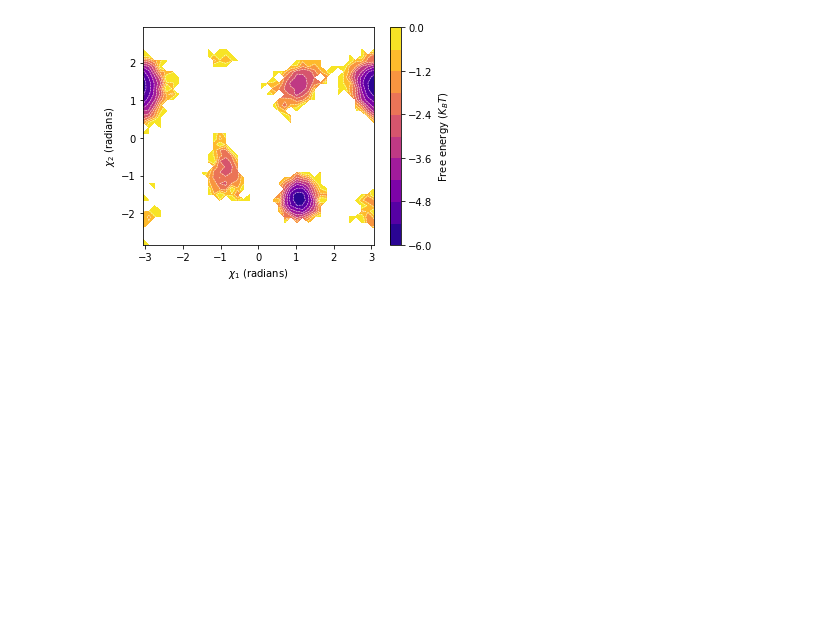
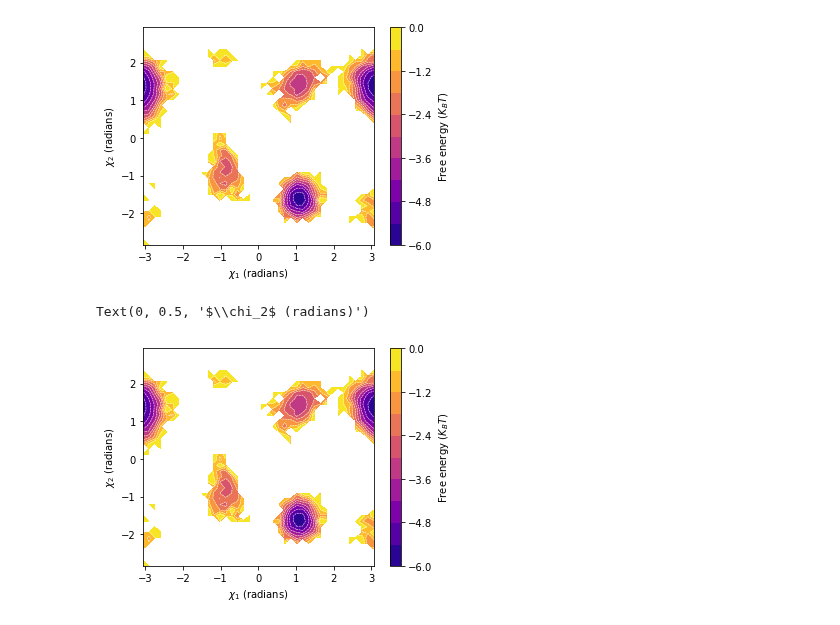
Before and after one commit to tiwarylab/alphafold2rave, a Jupyter notebook: fullrunthrough_CSP.ipynb, the cells around one changed output. Drawn from its saved outputs; the diff is of its cells as text; code cells hidden in the pictures; blank space fills up the shorter version.

```diff
--- a/fullrunthrough_CSP.ipynb
+++ b/fullrunthrough_CSP.ipynb
@@ -457,7 +458,7 @@ if os.path.isdir("/content/State-Predictive-Information-Bottleneck/unbiased")==T
   os.system('rm -r /content/State-Predictive-Information-Bottleneck/unbiased')
 if os.path.isdir("SPIB_unbiased"):
   os.system("rm -r SPIB_unbiased")
-if os.path.isdir("unbiased")==False:
+if os.path.isdir("unbiased")==False or light_version:
   print("You have not run prior unbiased simulations, copying them from github")
   os.system("unzip alphafold2rave/CSP_data/unbiased.zip -d .")
   num_samples=128
@@ -628,0 +625,27 @@ import matplotlib.pyplot as plt
+# %%
+import numpy as np
+import os
+import time
+import matplotlib.pyplot as plt
+
+#@title 5.3 Results
+
+
+CVs_metad,rbias=np.load("/content/alphafold2rave/CSP_data/biased.npy",allow_pickle=True)
+w=np.exp(rbias)
+
+t_af2=rave.getTrp8(CVs_metad)
+np.seterr(divide = 'ignore')   # ignore divide by zero error
+H,xlims,ylims=np.histogram2d(t_af2[0],t_af2[1],bins=40)
+xlims=(xlims[1:]+xlims[:-1])/2
+ylims=(ylims[1:]+ylims[:-1])/2
+plt.contourf(xlims,ylims,-np.log(H).T,"-w",levels=10,cmap="plasma")
+cbar=plt.colorbar()
+cbar.set_label("Free energy $(K_BT)$")
+plt.contour(xlims,ylims,-np.log(H).T,colors="white",levels=10,linewidths=0.5)
+plt.gca().set_aspect('equal')
+plt.xlabel("$\chi_1$ (radians)")
+plt.ylabel("$\chi_2$ (radians)")
+# %% [output]
+Text(0, 0.5, '$\\chi_2$ (radians)')
+[figure, added]
```
Also changed, not shown: parts of 15 cells of this notebook.
